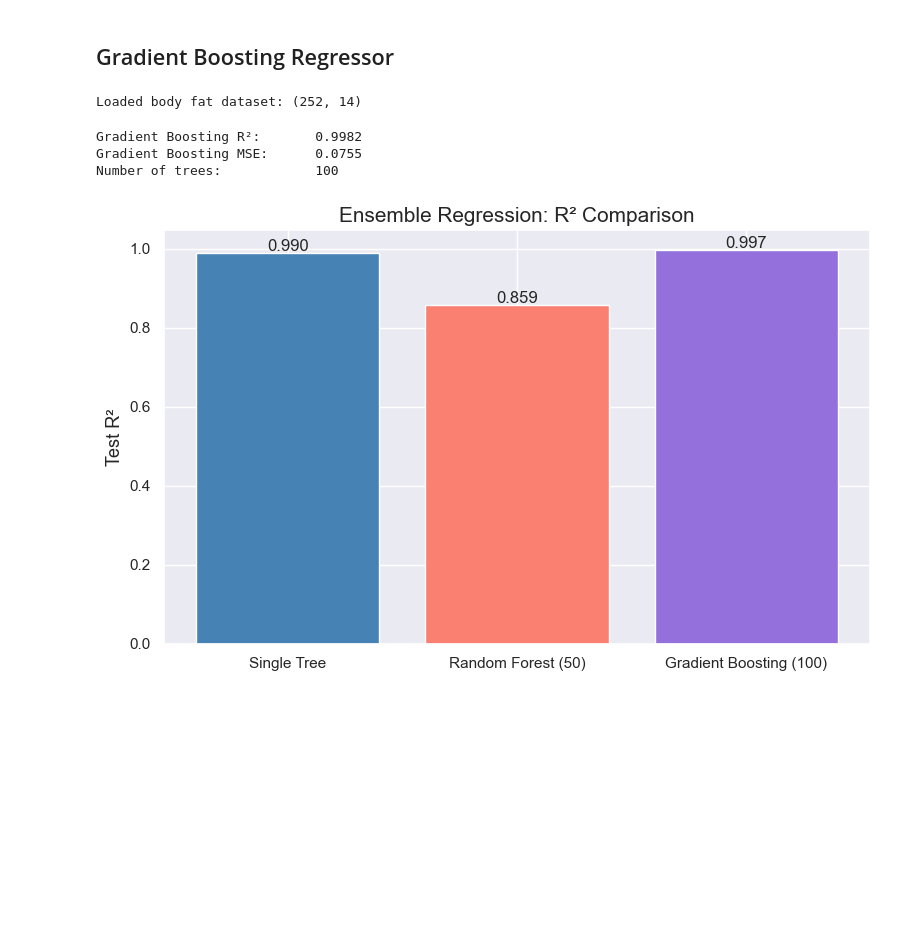
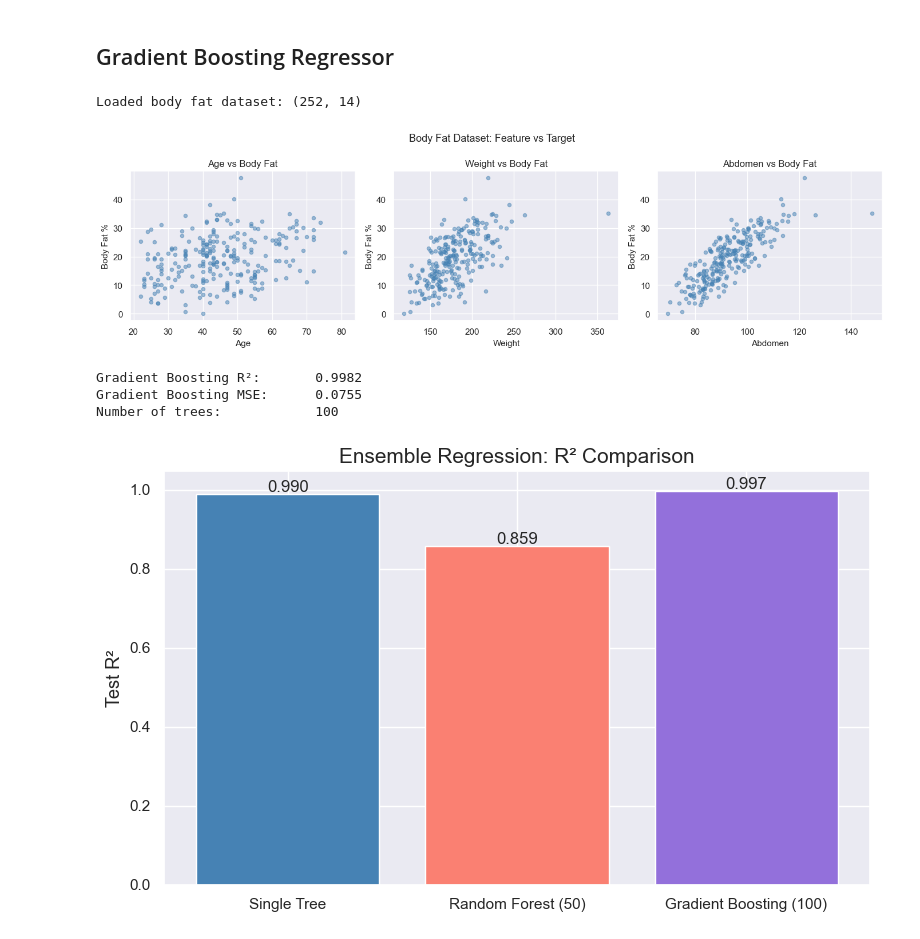
Before and after one commit to GraceYang9127/CMOR438Final, a Jupyter notebook: examples/Supervised Learning/Ensembles/ensemble.ipynb, the cells around one changed output. Saved outputs shown, nothing was run; the diff lists cells and outputs as text; code cells hidden in the pictures; blank space fills up the shorter version.

```diff
--- a/examples/Supervised Learning/Ensembles/ensemble.ipynb
+++ b/examples/Supervised Learning/Ensembles/ensemble.ipynb
@@ -108,6 +250,23 @@ X_reg_s = scaler_reg.fit_transform(X_reg)
 X_tr_r, X_te_r, y_tr_r, y_te_r = train_test_split(X_reg_s, y_reg, test_size=0.2, random_state=42)
 # %% [output]
 Loaded body fat dataset: (252, 14)
+# %%
+# EDA: body fat feature distributions
+try:
+    df_fat_eda = pd.read_csv('../../../data/bodyfat.csv')
+    fig, axes = plt.subplots(1, 3, figsize=(14, 4))
+    for ax, feat in zip(axes, ['Age', 'Weight', 'Abdomen']):
+        ax.scatter(df_fat_eda[feat], df_fat_eda['BodyFat'], alpha=0.5, color='steelblue', s=20)
+        ax.set_xlabel(feat, fontsize=11)
+        ax.set_ylabel('Body Fat %', fontsize=11)
+        ax.set_title(f'{feat} vs Body Fat', fontsize=12)
+    plt.suptitle('Body Fat Dataset: Feature vs Target', fontsize=13)
+    plt.tight_layout()
+    plt.show()
+except FileNotFoundError:
+    print('CSV not found. Skipping EDA.')
+# %% [output]
+[figure, added]
 # %%
 gbr = GradientBoostingRegressor(n_estimators=100, learning_rate=0.1, max_depth=3)
 gbr.fit(X_tr_r, y_tr_r)
```
Also changed, not shown: parts of 10 cells of this notebook, 1 other file.
